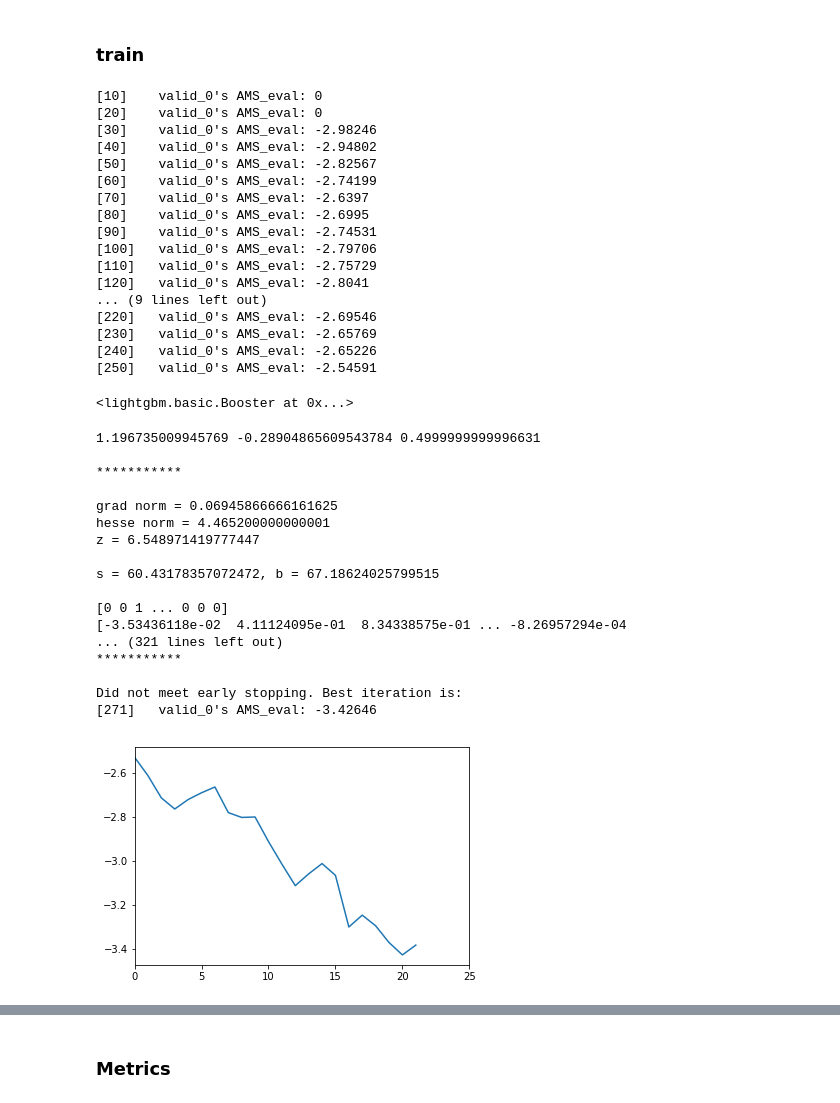
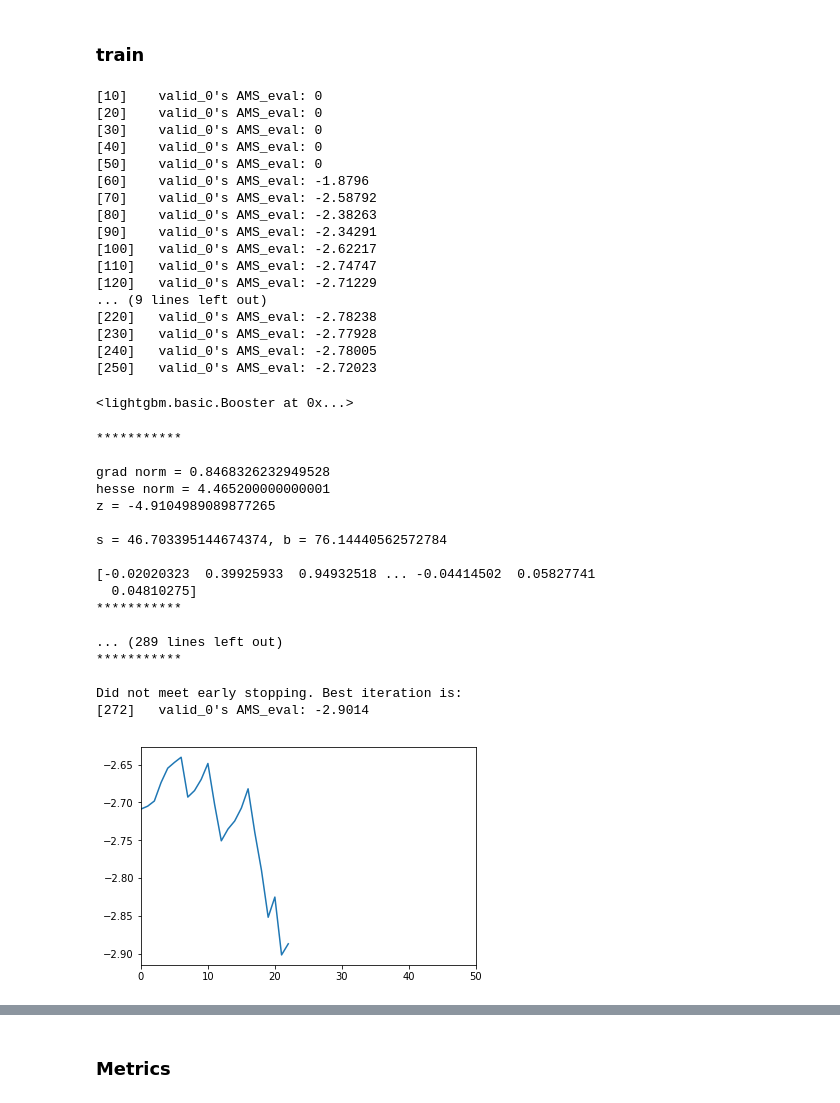
Before and after one commit to ofivite/MISP2019, a Jupyter notebook: school_preliminary_studies.ipynb, the cells around one changed output, grey strips where cells are left out. Cells and saved outputs as stored; diff of their text form; code cells hidden in the pictures.

Commit message:
yet another extraboosting; requires dropping of LR from init 0.05 to 0.01; if one does this with init booster it doesnt give any change in AMS ; AMS is still increasing on val by ~10%

```diff
--- a/school_preliminary_studies.ipynb
+++ b/school_preliminary_studies.ipynb
@@ -414,7 +413,8 @@ def AMS_loss(preds, train_data):
 num_round = 250
 evals_result = {}
 init_lgb_booster = lgb.train(lgb_params, train_data, num_round, verbose_eval=10, feval=AMS_eval,
-                             valid_sets=[test_data], evals_result=evals_result, keep_training_booster = True)
+#                              early_stopping_rounds=20,
+                             valid_sets=[test_data], evals_result=evals_result, keep_training_booster = False)
 #, early_stopping_rounds=20, verbose_eval=True, valid_sets=[test_data]
 # feval=AMS_eval,
 
@@ -422,24 +422,24 @@ init_lgb_booster.save_model('init_lgb_booster.txt')
 # %% [output]
 [10]    valid_0's AMS_eval: 0
 [20]    valid_0's AMS_eval: 0
-[30]    valid_0's AMS_eval: -2.98246
-[40]    valid_0's AMS_eval: -2.94802
-[50]    valid_0's AMS_eval: -2.82567
-[60]    valid_0's AMS_eval: -2.74199
-[70]    valid_0's AMS_eval: -2.6397
-[80]    valid_0's AMS_eval: -2.6995
-[90]    valid_0's AMS_eval: -2.74531
-[100]   valid_0's AMS_eval: -2.79706
-[110]   valid_0's AMS_eval: -2.75729
-[120]   valid_0's AMS_eval: -2.8041
+[30]    valid_0's AMS_eval: 0
+[40]    valid_0's AMS_eval: 0
+[50]    valid_0's AMS_eval: 0
+[60]    valid_0's AMS_eval: -1.8796
+[70]    valid_0's AMS_eval: -2.58792
+[80]    valid_0's AMS_eval: -2.38263
+[90]    valid_0's AMS_eval: -2.34291
+[100]   valid_0's AMS_eval: -2.62217
+[110]   valid_0's AMS_eval: -2.74747
+[120]   valid_0's AMS_eval: -2.71229
 ... (9 lines left out)
-[220]   valid_0's AMS_eval: -2.69546
-[230]   valid_0's AMS_eval: -2.65769
-[240]   valid_0's AMS_eval: -2.65226
-[250]   valid_0's AMS_eval: -2.54591
+[220]   valid_0's AMS_eval: -2.78238
+[230]   valid_0's AMS_eval: -2.77928
+[240]   valid_0's AMS_eval: -2.78005
+[250]   valid_0's AMS_eval: -2.72023
 <lightgbm.basic.Booster at 0x...>
 # %%
-num_round = 22
+num_round = 23
 extraboost_evals_result = {}
 lgb_booster = lgb.train(lgb_params, train_data, num_round, verbose_eval=5, init_model='init_lgb_booster.txt',
                         fobj=AMS_loss, feval=AMS_eval, valid_sets=[test_data], evals_result=extraboost_evals_result, early_stopping_rounds=100)
@@ -447,28 +447,29 @@ lgb_booster = lgb.train(lgb_params, train_data, num_round, verbose_eval=5, init_
 #, feval=AMS_eval, valid_sets=[test_data], evals_result=evals_result
 # feval=AMS_eval,
 # %% [output]
-1.196735009945769 -0.28904865609543784 0.4999999999996631
-
 ***********
 
-grad norm = 0.06945866666161625
+grad norm = 0.8468326232949528
 hesse norm = 4.465200000000001
-z = 6.548971419777447
+z = -4.9104989089877265
 
-s = 60.43178357072472, b = 67.18624025799515
+s = 46.703395144674374, b = 76.14440562572784
 
-[0 0 1 ... 0 0 0]
-[-3.53436118e-02  4.11124095e-01  8.34338575e-01 ... -8.26957294e-04
-... (321 lines left out)
+[-0.02020323  0.39925933  0.94932518 ... -0.04414502  0.05827741
+  0.04810275]
+***********
+
+... (289 lines left out)
 ***********
 
 Did not meet early stopping. Best iteration is:
-[271]   valid_0's AMS_eval: -3.42646
+[272]   valid_0's AMS_eval: -2.9014
 # %%
 plt.plot(extraboost_evals_result['valid_0']['AMS_eval'])
-plt.xlim((0, 25))
+plt.xlim((0, 50))
+# plt.ylim((-3, 0))
 plt.show()
 # %% [output]
-[figure, old version]
+[figure, new version]
 # %%
 plt.plot(evals_result['valid_0']['AMS_eval'])
```
Also changed, not shown: parts of 19 cells of this notebook.
